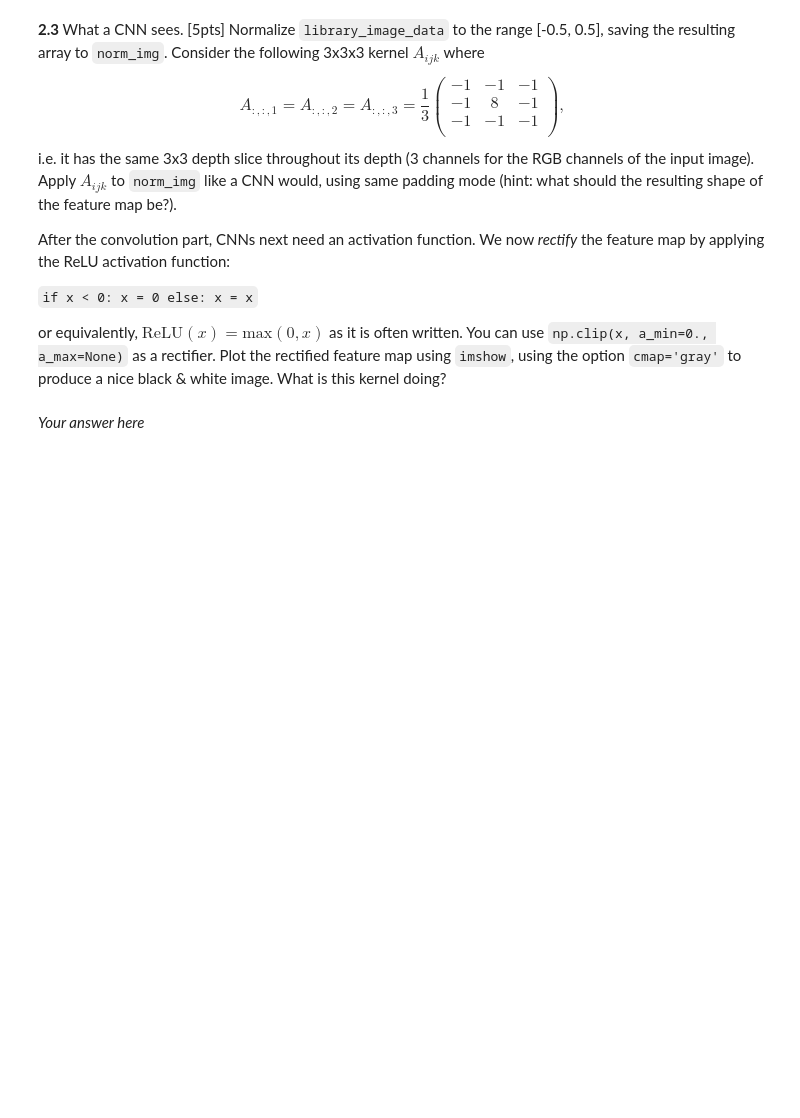
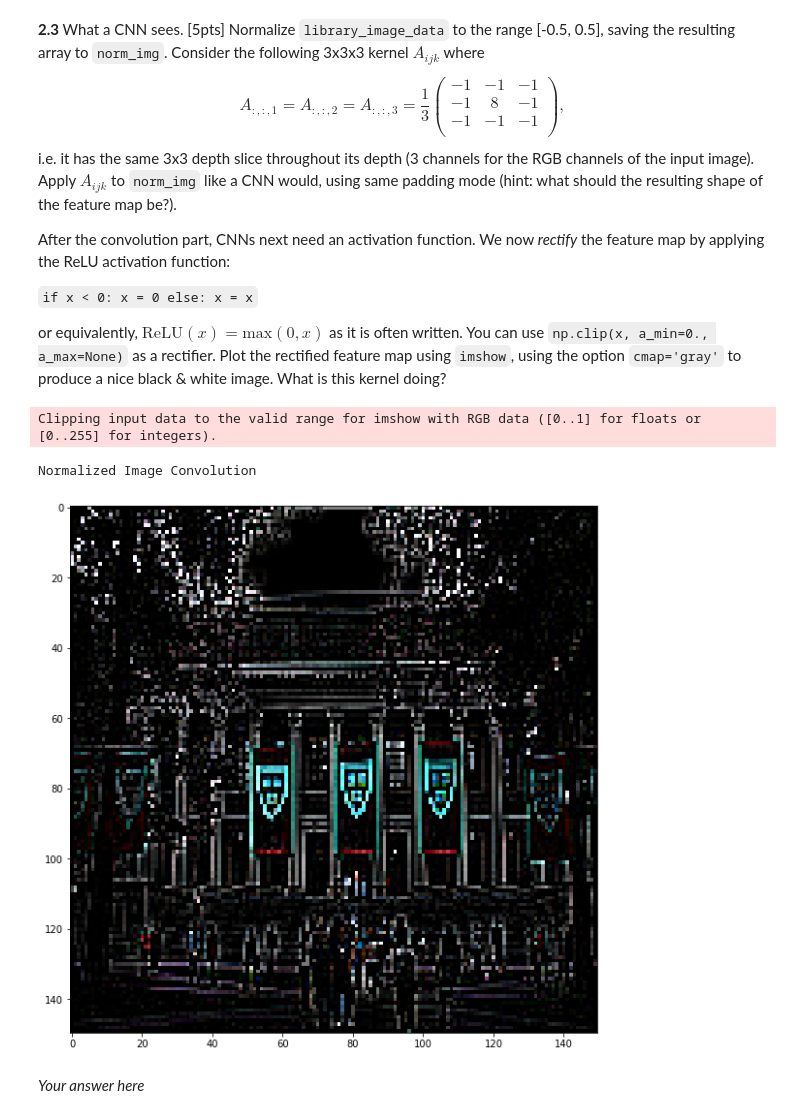
Before and after one commit to ericenglin/Data-Science-Assignments, a Jupyter notebook: CNNs/cs109b_hw4.ipynb, the cells around one changed output. Drawn from its saved outputs; the diff is of its cells as text; code cells hidden in the pictures; blank space fills up the shorter version.

```diff
--- a/CNNs/cs109b_hw4.ipynb
+++ b/CNNs/cs109b_hw4.ipynb
@@ -328,3 +450,43 @@ or equivalently, $\textrm{ReLU}(x) = \textrm{max}(0,x)$ as it is often written.
+# %%
+# your code here
+
+# your code here
+
+norm_kernel = [[-1,-1,-1],
+                 [-1,8,-1],
+                 [-1,-1,-1]]
+
+library_image_data_copy = library_image_data
+library_image_data_copy[0] -=0.5
+
+
+for x in range(3):
+    res_norm = scipy.signal.convolve2d(library_image_data_copy[0][:,:,x], norm_kernel,
+                                  mode='same', boundary='fill', fillvalue=0)
+    res_norm /= 3
+    res_norm = np.clip(res_norm,0, a_max=None)
+    if x==0:
+        res_0_norm = res_norm
+    if x==1:
+        res_1_norm = res_norm
+    if x==2:
+        res_2_norm = res_norm
+
+norm_img = np.dstack([res_0_norm,res_1_norm,res_2_norm])
+
+plt.rcParams["figure.figsize"] = (10,10)
+
+colors = [plt.cm.Reds, plt.cm.Greens, plt.cm.Blues, plt.cm.Greys]
+subplots = np.arange(221,224)
+
+#sharpening
+print("Normalized Image Convolution")
+plt.imshow(norm_img, cmap='gray')
+plt.show()
+# %% [output]
+Clipping input data to the valid range for imshow with RGB data ([0..1] for floats or [0..255] for integers).
+Normalized Image Convolution
+[figure, added]
 # %% [markdown]
 *Your answer here*
 # %% [markdown]
```
Also changed, not shown: parts of 9 cells of this notebook.
